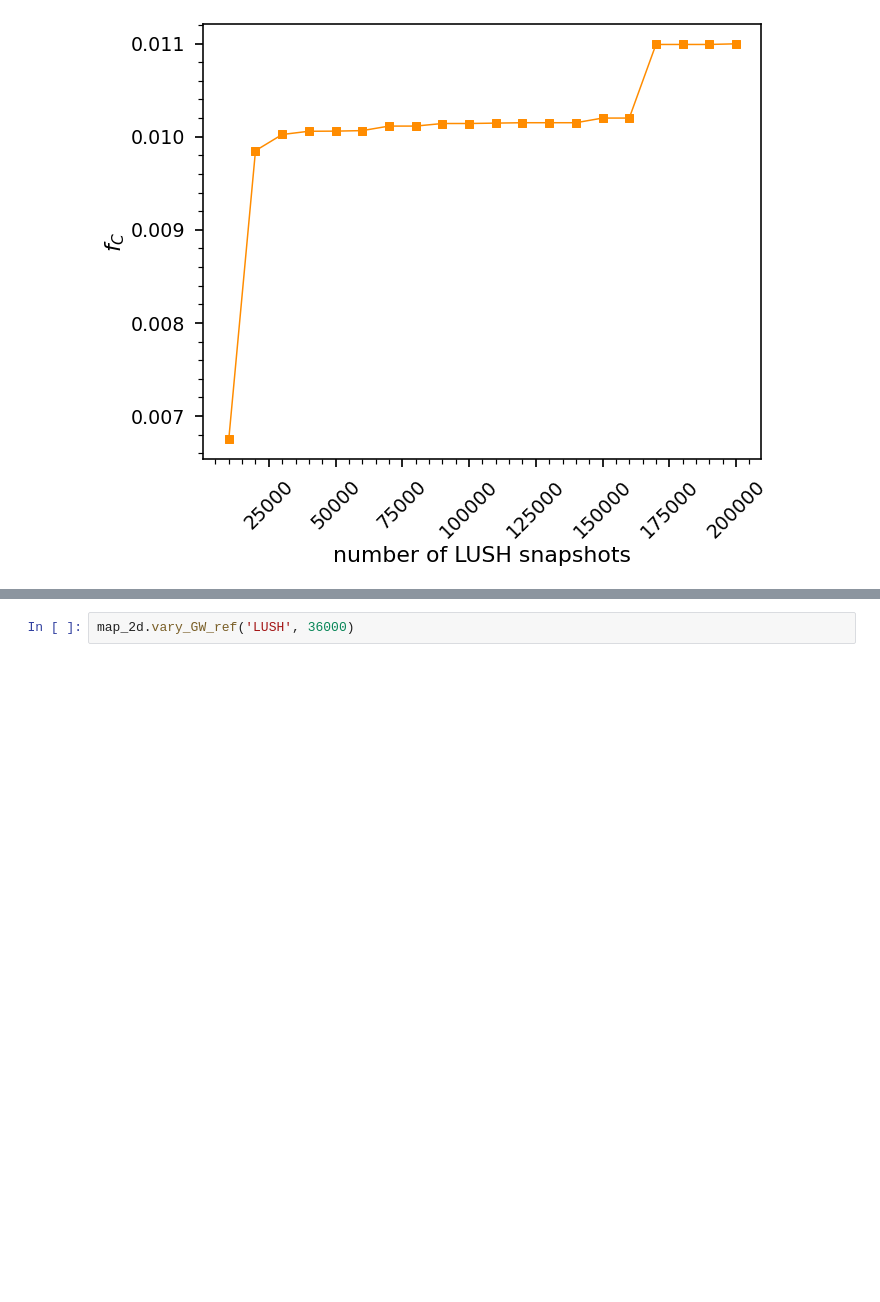
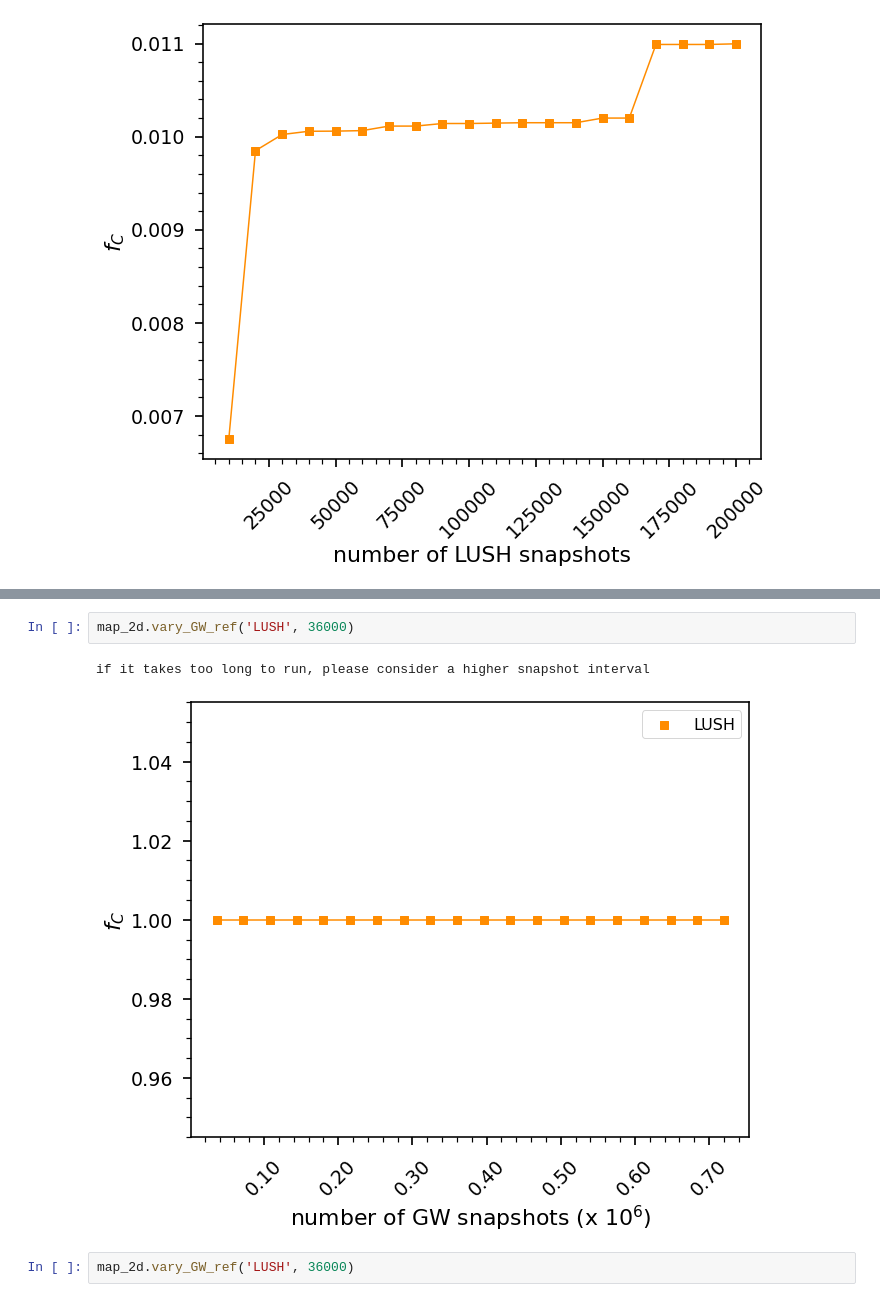
Before and after one commit to hshadman/2d_conformational_landscape_map, a Jupyter notebook: 2d_conformation_map.ipynb, the cells around one changed output, grey strips where cells are left out. Drawn from its saved outputs; the diff is of its cells as text; blank space fills up the shorter version.

```diff
--- a/2d_conformation_map.ipynb
+++ b/2d_conformation_map.ipynb
@@ -514,3 +615,8 @@ Wall time: 3min 24s
+# %%
+map_2d.vary_GW_ref('LUSH', 36000)
+# %% [output]
+if it takes too long to run, please consider a higher snapshot interval
+[figure, added]
 # %%
 map_2d.vary_GW_ref('LUSH', 36000)
 # %% [output]
```
Also changed, not shown: parts of 3 cells of this notebook.
